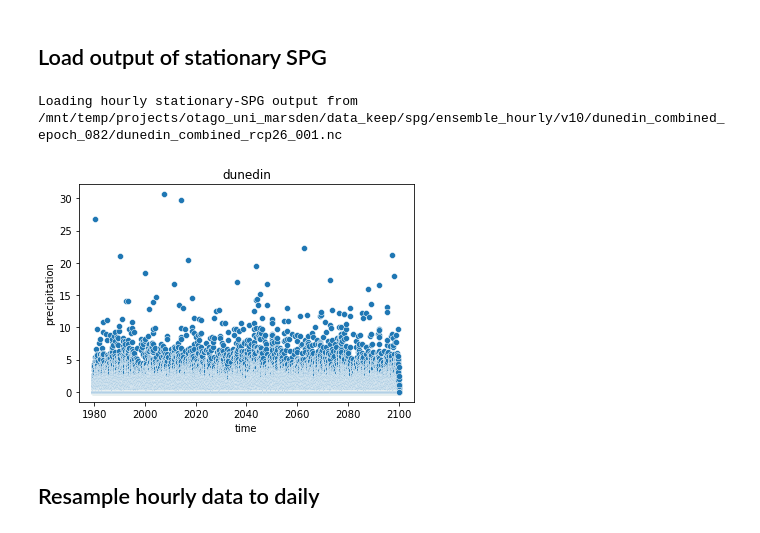
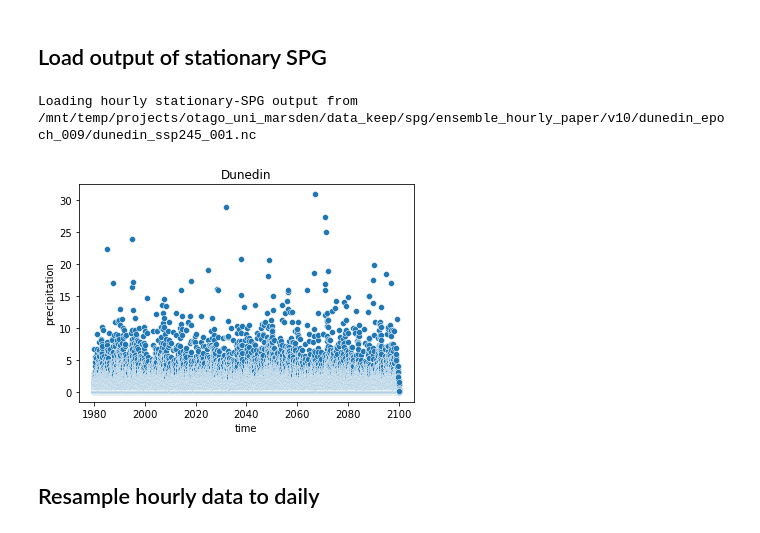
Before and after one commit to bodekerscientific/SPG, a Jupyter notebook: notebooks/make-non-stationary.ipynb, the cells around one changed output. Saved outputs shown, nothing was run; the diff lists cells and outputs as text; code cells hidden in the pictures.

```diff
--- a/notebooks/make-non-stationary.ipynb
+++ b/notebooks/make-non-stationary.ipynb
@@ -316,32 +367,27 @@ stationary_converter = StationaryConverter()
 # %%
 # Load stationary output
 location_to_folder = {
-    "tauranga": "tauranga_epoch_059",
-    "christchurch": "christchurch_epoch_051",
-    "dunedin": "dunedin_combined_epoch_082"
+    "auckland": "auckland_epoch_010",
+    "tauranga": "tauranga_epoch_003",
+    "christchurch": "christchurch_epoch_008",
+    "dunedin": "dunedin_epoch_009"
 }
-location_to_location_prefix = {
-    "tauranga": "tauranga",
-    "christchurch": "christchurch",
-    "dunedin": "dunedin_combined"
-}
-location_prefix = location_to_location_prefix[location]
 
 # Note that the pathway and dates are not important information
-base_path = Path("/mnt/temp/projects/otago_uni_marsden/data_keep/spg/ensemble_hourly/v10")
-file_path = base_path / location_to_folder[location] / f"{location_prefix}_{pathway}_{spg_run:03d}.nc"
+base_path = Path("/mnt/temp/projects/otago_uni_marsden/data_keep/spg/ensemble_hourly_paper/v10")
+file_path = base_path / location_to_folder[location] / f"{location}_{pathway}_{spg_run:03d}.nc"
 stationary_converter.load_stationary_spg_output(file_path)
 # %% [output]
-Loading hourly stationary-SPG output from /mnt/temp/projects/otago_uni_marsden/data_keep/spg/ensemble_hourly/v10/dunedin_combined_epoch_082/dunedin_combined_rcp26_001.nc
+Loading hourly stationary-SPG output from /mnt/temp/projects/otago_uni_marsden/data_keep/spg/ensemble_hourly_paper/v10/dunedin_epoch_009/dunedin_ssp245_001.nc
 # %%
 ax = sns.scatterplot(
     x=stationary_converter.hourly_ds["time"],
     y=stationary_converter.hourly_ds["precipitation"]
 )
-ax.set_title(location)
+ax.set_title(location.title())
 None # don't return a value
 # %% [output]
-[figure, old version]
+[figure, new version]
 # %% [markdown]
 ## Resample hourly data to daily
 # %%
```
Also changed, not shown: parts of 26 cells of this notebook.
